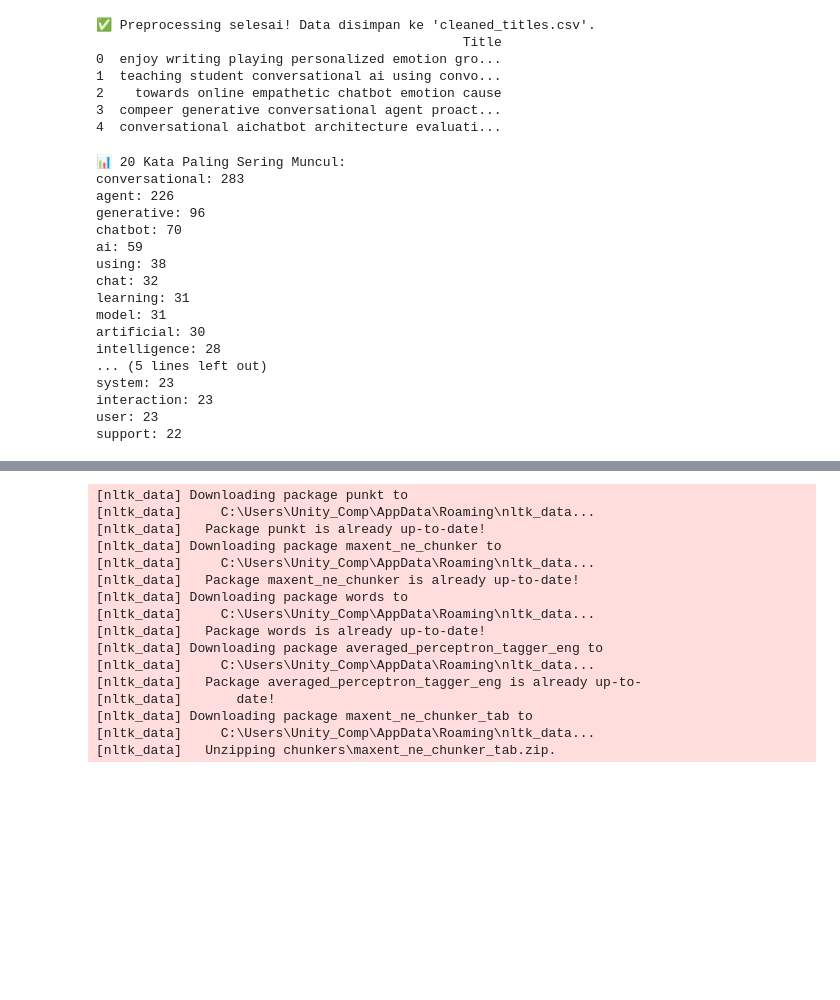
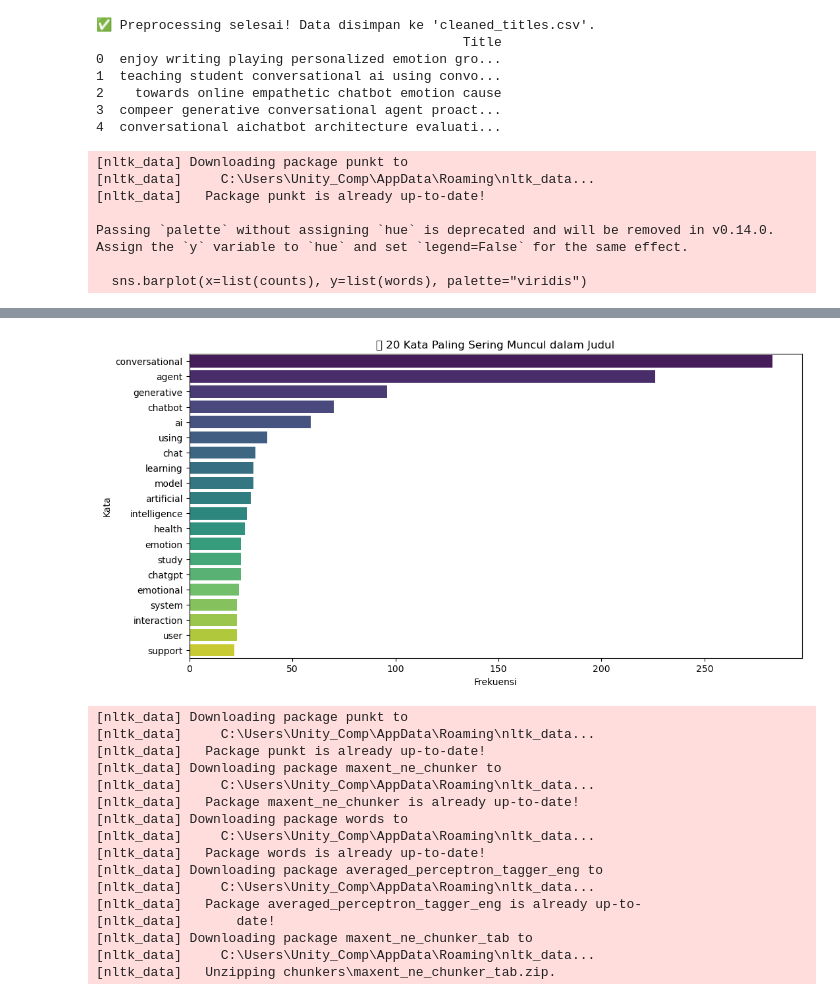
Before and after one commit to Aqsari/pre_pro_paper_title, a Jupyter notebook: pre_processing.ipynb, the cells around one changed output, grey strips where cells are left out. Saved outputs shown, nothing was run; the diff lists cells and outputs as text; code cells hidden in the pictures; blank space fills up the shorter version.

Commit message:
update visualisasi

```diff
--- a/pre_processing.ipynb
+++ b/pre_processing.ipynb
@@ -145,6 +145,8 @@ except Exception as e:
 # %%
 import pandas as pd
 import nltk
+import matplotlib.pyplot as plt
+import seaborn as sns
 from nltk.probability import FreqDist
 
 # Download tokenizer jika belum ada
@@ -171,30 +173,25 @@ try:
 
     # Ambil 20 kata paling sering muncul
     most_common_words = freq_dist.most_common(20)
+    words, counts = zip(*most_common_words)
 
-    print("\n📊 20 Kata Paling Sering Muncul:")
-    for word, count in most_common_words:
-        print(f"{word}: {count}")
+    # Visualisasi dengan seaborn
+    plt.figure(figsize=(12, 6))
+    sns.barplot(x=list(counts), y=list(words), palette="viridis")
+    plt.xlabel("Frekuensi")
+    plt.ylabel("Kata")
+    plt.title("📊 20 Kata Paling Sering Muncul dalam Judul")
+    plt.show()
 
 except FileNotFoundError:
     print(f"❌ File '{csv_filename}' tidak ditemukan.")
 except Exception as e:
     print(f"⚠️ Terjadi kesalahan: {e}")
 # %% [output]
-📊 20 Kata Paling Sering Muncul:
-conversational: 283
-agent: 226
-generative: 96
-chatbot: 70
-ai: 59
-using: 38
-chat: 32
-learning: 31
-model: 31
-artificial: 30
-intelligence: 28
-... (5 lines left out)
-system: 23
-interaction: 23
-user: 23
-support: 22
+[nltk_data] Downloading package punkt to
+[nltk_data]     C:\Users\Unity_Comp\AppData\Roaming\nltk_data...
+[nltk_data]   Package punkt is already up-to-date!
+
+Passing `palette` without assigning `hue` is deprecated and will be removed in v0.14.0. Assign the `y` variable to `hue` and set `legend=False` for the same effect.
+
+  sns.barplot(x=list(counts), y=list(words), palette="viridis")
@@ -204,3 +198,4 @@ support: 22
+[figure, added]
 # %%
 import nltk
 import pandas as pd
```
Also changed, not shown: parts of 4 cells of this notebook, 2 other files.
